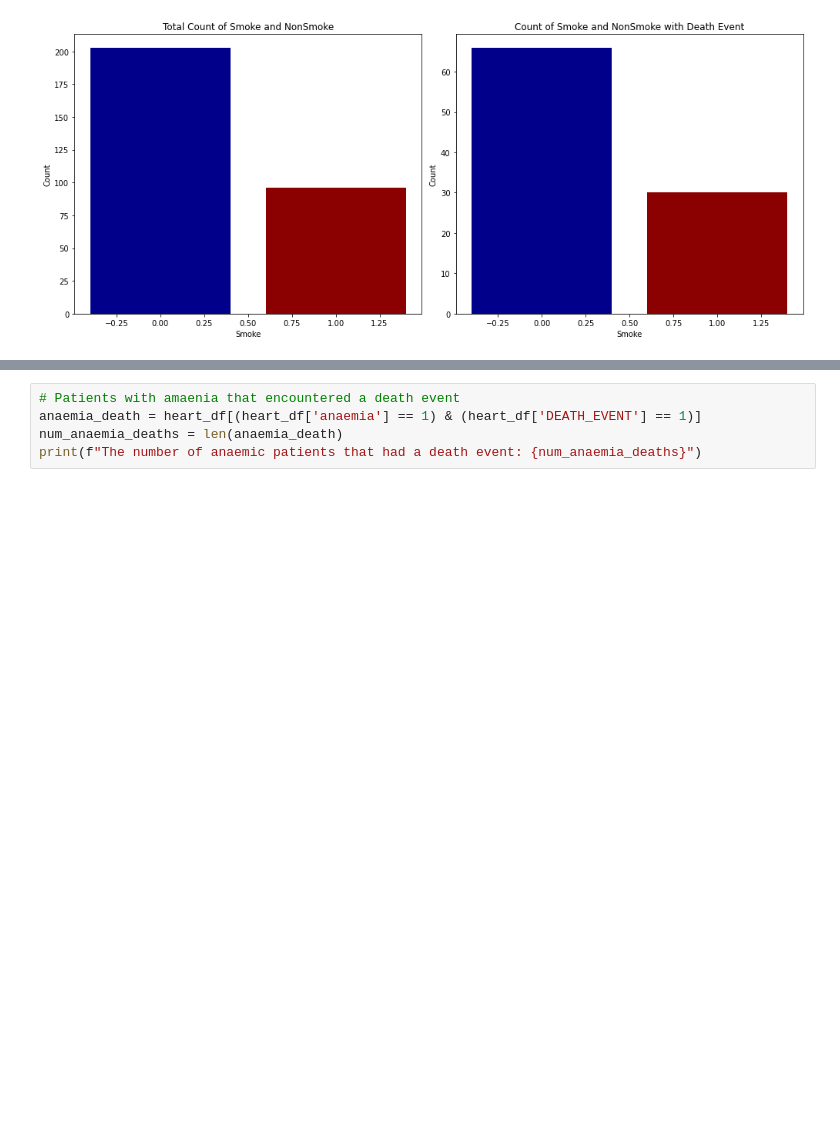
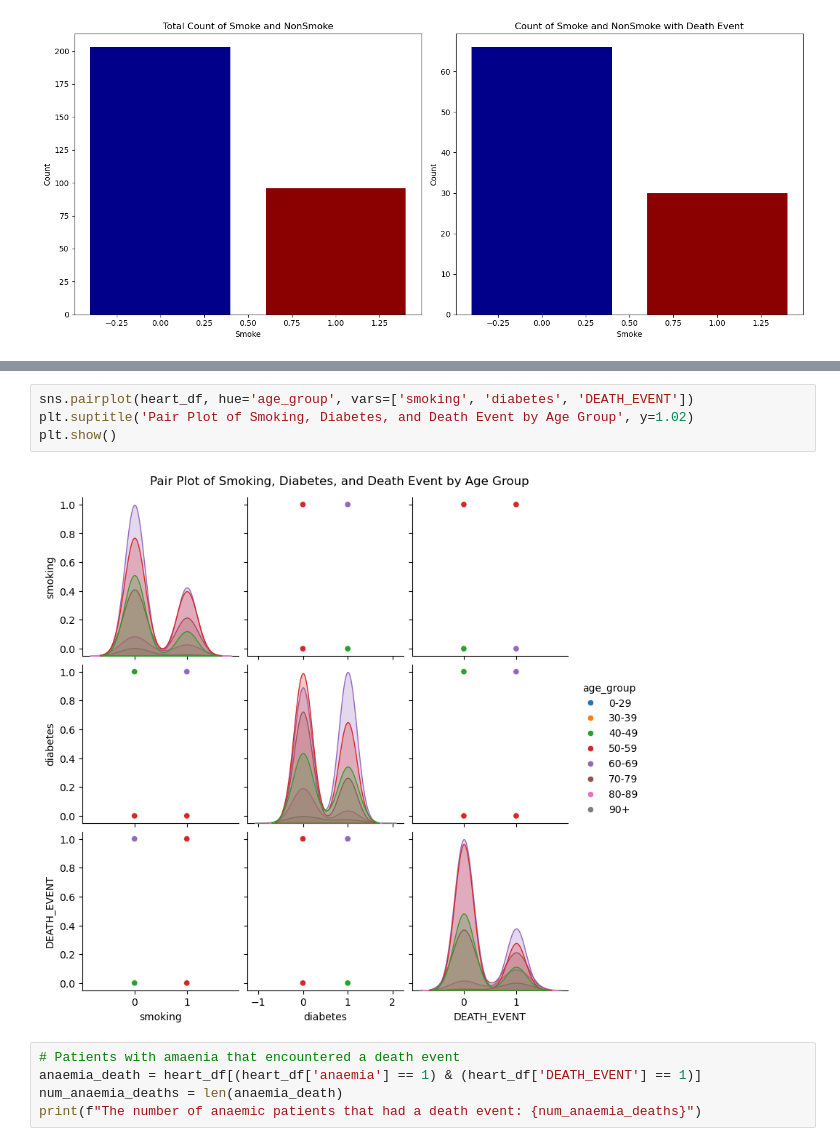
Before and after one commit to faiyted/Project-Cardiac-Disease, a Jupyter notebook: Group-Project.ipynb, the cells around one changed output, grey strips where cells are left out. Drawn from its saved outputs; the diff is of its cells as text; blank space fills up the shorter version.

```diff
--- a/Group-Project.ipynb
+++ b/Group-Project.ipynb
@@ -302,3 +328,9 @@ death_age_group
+# %%
+sns.pairplot(heart_df, hue='age_group', vars=['smoking', 'diabetes', 'DEATH_EVENT'])
+plt.suptitle('Pair Plot of Smoking, Diabetes, and Death Event by Age Group', y=1.02)
+plt.show()
+# %% [output]
+[figure, added]
 # %%
 # Patients with amaenia that encountered a death event
 anaemia_death = heart_df[(heart_df['anaemia'] == 1) & (heart_df['DEATH_EVENT'] == 1)]
```
Also changed, not shown: parts of 10 cells of this notebook.
